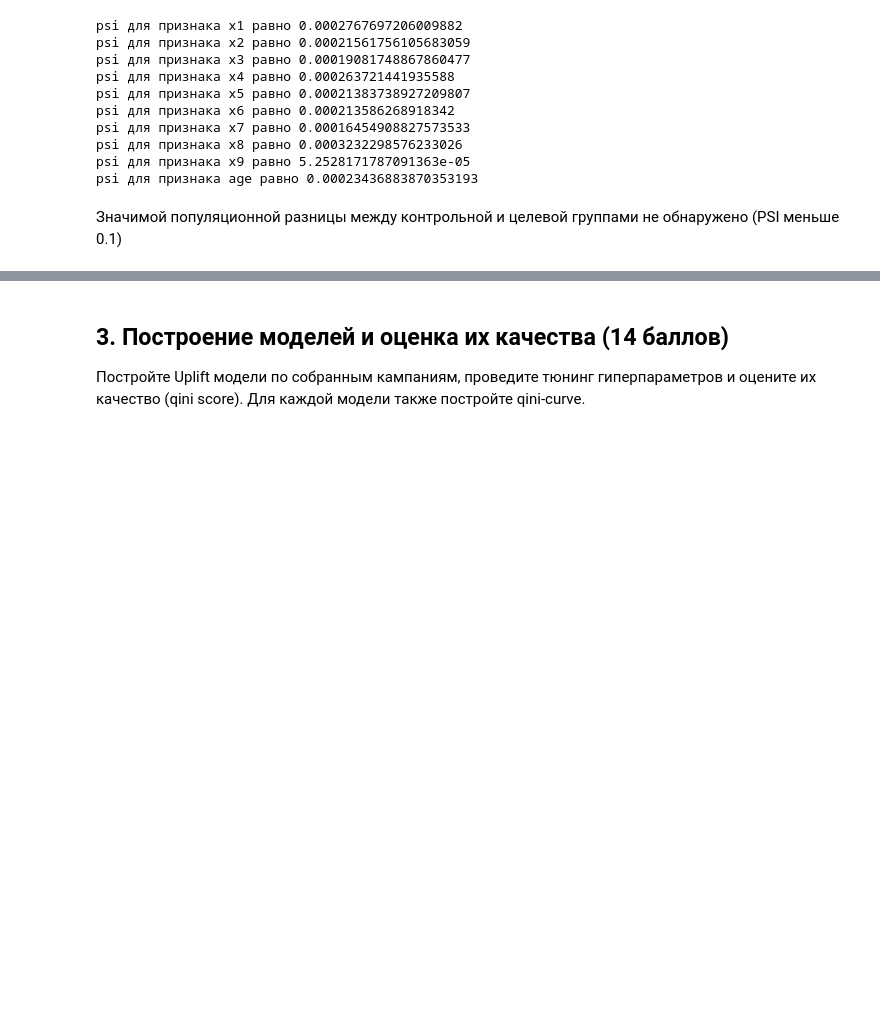
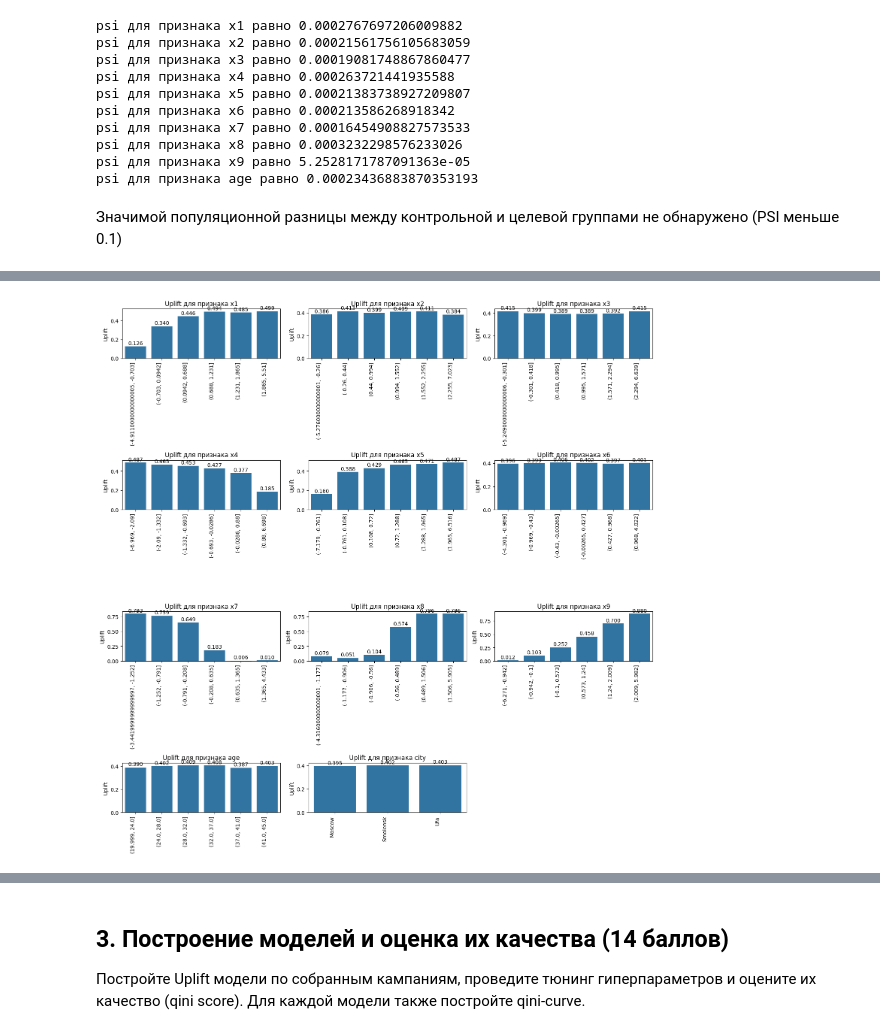
Before and after one commit to psaw/hse-ai24-ml, a Jupyter notebook: hw-6/AI_HW6_uplift.ipynb, the cells around one changed output, grey strips where cells are left out. Cells and saved outputs as stored; diff of their text form; code cells hidden in the pictures; blank space fills up the shorter version.

```diff
--- a/hw-6/AI_HW6_uplift.ipynb
+++ b/hw-6/AI_HW6_uplift.ipynb
@@ -669,0 +706,37 @@ psi для признака age равно 0.00023436883870353193
+# %%
+def build_best_uplift(df, feature, df_index):
+    '''
+    Поиск значений признака, которые дают максимальный вклад в uplift по всей выборке.
+    '''
+    _df_train =  df.loc[df_index].copy()
+    if df[feature].dtype == 'object':
+        _df_train[feature + '_bin'] = df[feature]
+    else:
+        _df_train[feature + '_bin'] = pd.qcut(_df_train[feature], q=6, duplicates='drop')
+
+    tmp = _df_train.groupby(by=[feature + '_bin','treatment_group_key']).agg({'target':'mean'}).reset_index()
+    tmp_1 = tmp[tmp['treatment_group_key']==1].drop(columns='treatment_group_key').set_index(feature + '_bin')
+    tmp_0 = tmp[tmp['treatment_group_key']==0].drop(columns='treatment_group_key').set_index(feature + '_bin')
+    best_uplift = tmp_1 - tmp_0
+
+    # Преобразуем best_uplift в формат с колонками feature, bin, target
+    best_uplift = best_uplift.reset_index()
+    best_uplift.columns = ['bin', 'best_uplift']
+    best_uplift['feature'] = feature
+    best_uplift = best_uplift[['feature', 'bin', 'best_uplift']]  # Переупорядочиваем колонки
+
+    return best_uplift
+# %%
+# Поиск лучших значений uplift для каждого признака
+
+dfs = {
+    'iddqd': (df_iddqd, train_index_iddqd, test_index_iddqd),
+    'iddt': (df_iddt, train_index_iddt, test_index_iddt)
+}
+
+best_uplifts = {key: pd.DataFrame() for key in dfs}
+
+for i, _df_name in enumerate(dfs):
+    for column in features_to_bin:
+        feature_uplift = build_best_uplift(dfs[_df_name][0], column, dfs[_df_name][1])
+        best_uplifts[_df_name] = pd.concat([best_uplifts[_df_name], feature_uplift], ignore_index=True)
@@ -669,0 +790,5 @@ psi для признака age равно 0.00023436883870353193
+# %%
+# Визуализация значений uplift для признаков
+visualize_best_uplifts(best_uplifts['iddqd'])
+# %% [output]
+[figure, added]
```
Also changed, not shown: parts of 38 cells of this notebook.
